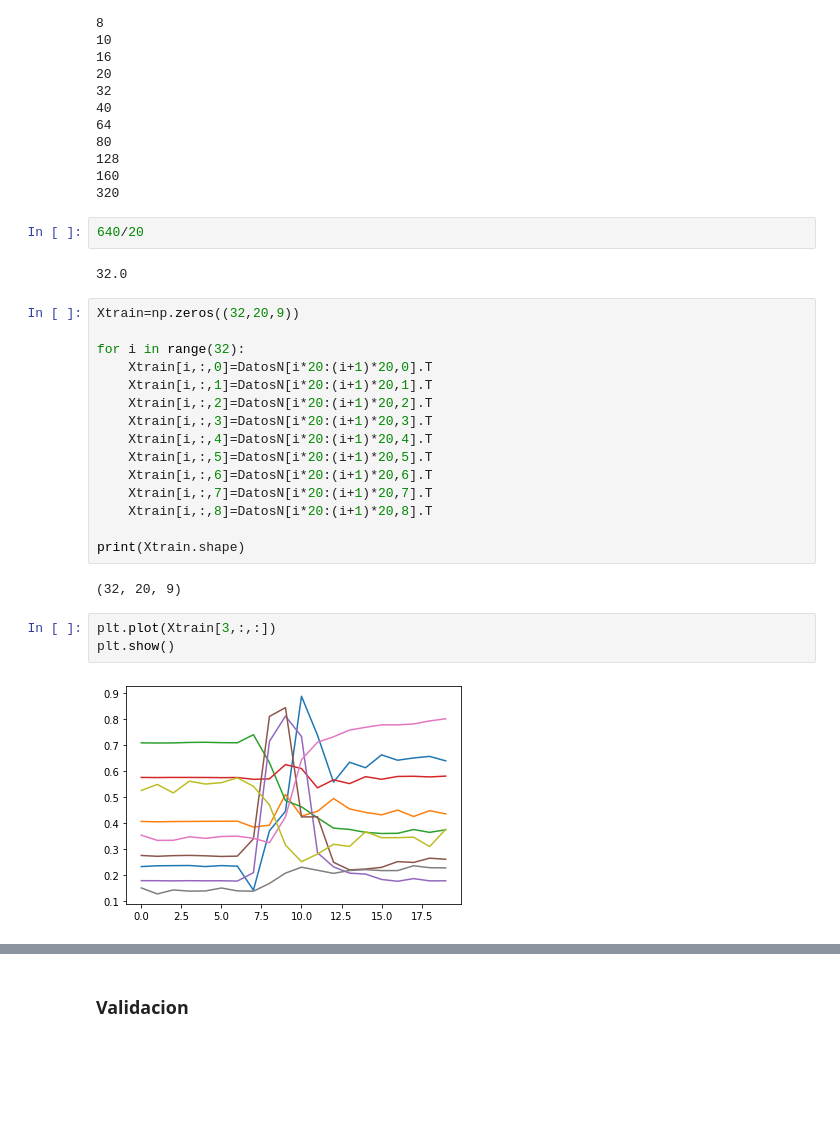
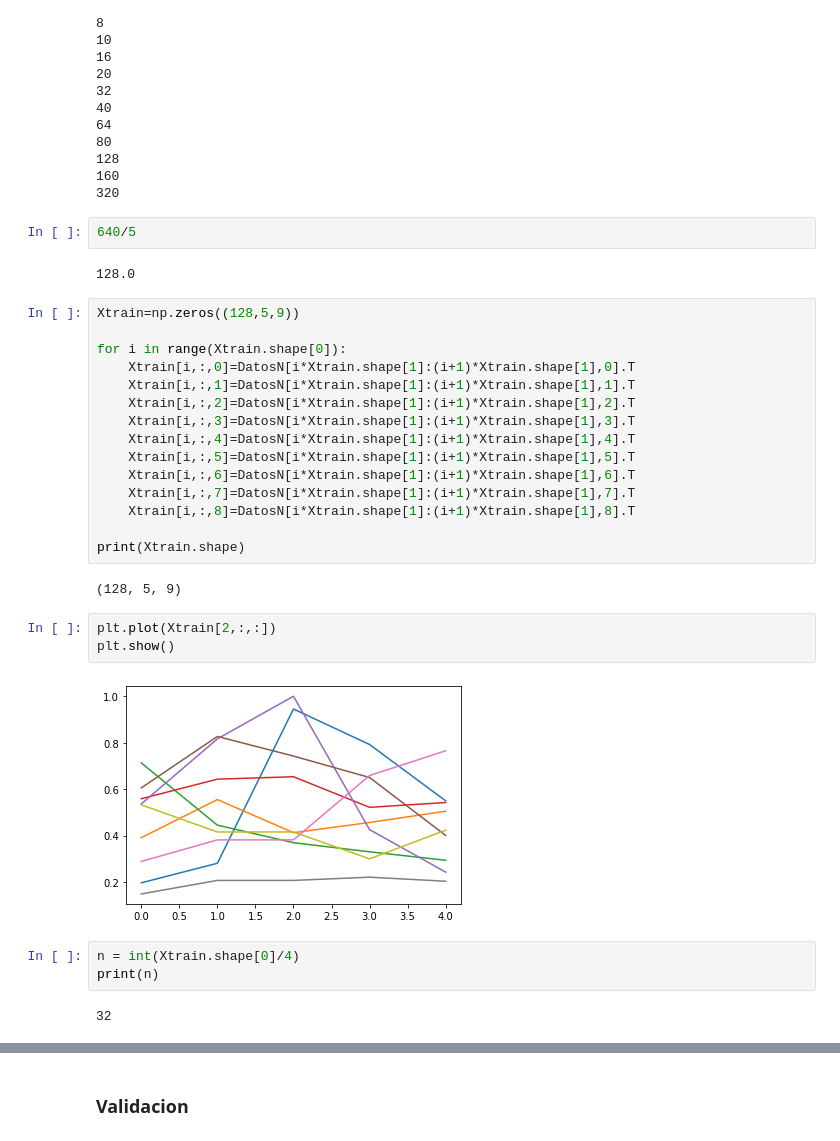
Before and after one commit to sdmendoza/TFLite_Mov_Robot_Arduino_Nano_BLE33, a Jupyter notebook: MOVIMIENTOS_ROBOT_CON_ARDUINOBLE33.ipynb, the cells around one changed output, grey strips where cells are left out. Saved outputs shown, nothing was run; the diff lists cells and outputs as text; blank space fills up the shorter version.

```diff
--- a/MOVIMIENTOS_ROBOT_CON_ARDUINOBLE33.ipynb
+++ b/MOVIMIENTOS_ROBOT_CON_ARDUINOBLE33.ipynb
@@ -220,29 +220,34 @@ for i in range(1,len(DatosTrain)):
 160
 320
 # %%
-640/20
+640/5
 # %% [output]
-32.0
+128.0
 # %%
-Xtrain=np.zeros((32,20,9))
+Xtrain=np.zeros((128,5,9))
 
-for i in range(32):
-    Xtrain[i,:,0]=DatosN[i*20:(i+1)*20,0].T
-    Xtrain[i,:,1]=DatosN[i*20:(i+1)*20,1].T
-    Xtrain[i,:,2]=DatosN[i*20:(i+1)*20,2].T
-    Xtrain[i,:,3]=DatosN[i*20:(i+1)*20,3].T
-    Xtrain[i,:,4]=DatosN[i*20:(i+1)*20,4].T
-    Xtrain[i,:,5]=DatosN[i*20:(i+1)*20,5].T
-    Xtrain[i,:,6]=DatosN[i*20:(i+1)*20,6].T
-    Xtrain[i,:,7]=DatosN[i*20:(i+1)*20,7].T
-    Xtrain[i,:,8]=DatosN[i*20:(i+1)*20,8].T
+for i in range(Xtrain.shape[0]):
+    Xtrain[i,:,0]=DatosN[i*Xtrain.shape[1]:(i+1)*Xtrain.shape[1],0].T
+    Xtrain[i,:,1]=DatosN[i*Xtrain.shape[1]:(i+1)*Xtrain.shape[1],1].T
+    Xtrain[i,:,2]=DatosN[i*Xtrain.shape[1]:(i+1)*Xtrain.shape[1],2].T
+    Xtrain[i,:,3]=DatosN[i*Xtrain.shape[1]:(i+1)*Xtrain.shape[1],3].T
+    Xtrain[i,:,4]=DatosN[i*Xtrain.shape[1]:(i+1)*Xtrain.shape[1],4].T
+    Xtrain[i,:,5]=DatosN[i*Xtrain.shape[1]:(i+1)*Xtrain.shape[1],5].T
+    Xtrain[i,:,6]=DatosN[i*Xtrain.shape[1]:(i+1)*Xtrain.shape[1],6].T
+    Xtrain[i,:,7]=DatosN[i*Xtrain.shape[1]:(i+1)*Xtrain.shape[1],7].T
+    Xtrain[i,:,8]=DatosN[i*Xtrain.shape[1]:(i+1)*Xtrain.shape[1],8].T
 
 print(Xtrain.shape)
 # %% [output]
-(32, 20, 9)
+(128, 5, 9)
 # %%
-plt.plot(Xtrain[3,:,:])
+plt.plot(Xtrain[2,:,:])
 plt.show()
 # %% [output]
-[figure, old version]
+[figure, new version]
+# %%
+n = int(Xtrain.shape[0]/4)
+print(n)
+# %% [output]
+32
 # %%
```
Also changed, not shown: parts of 58 cells of this notebook.
